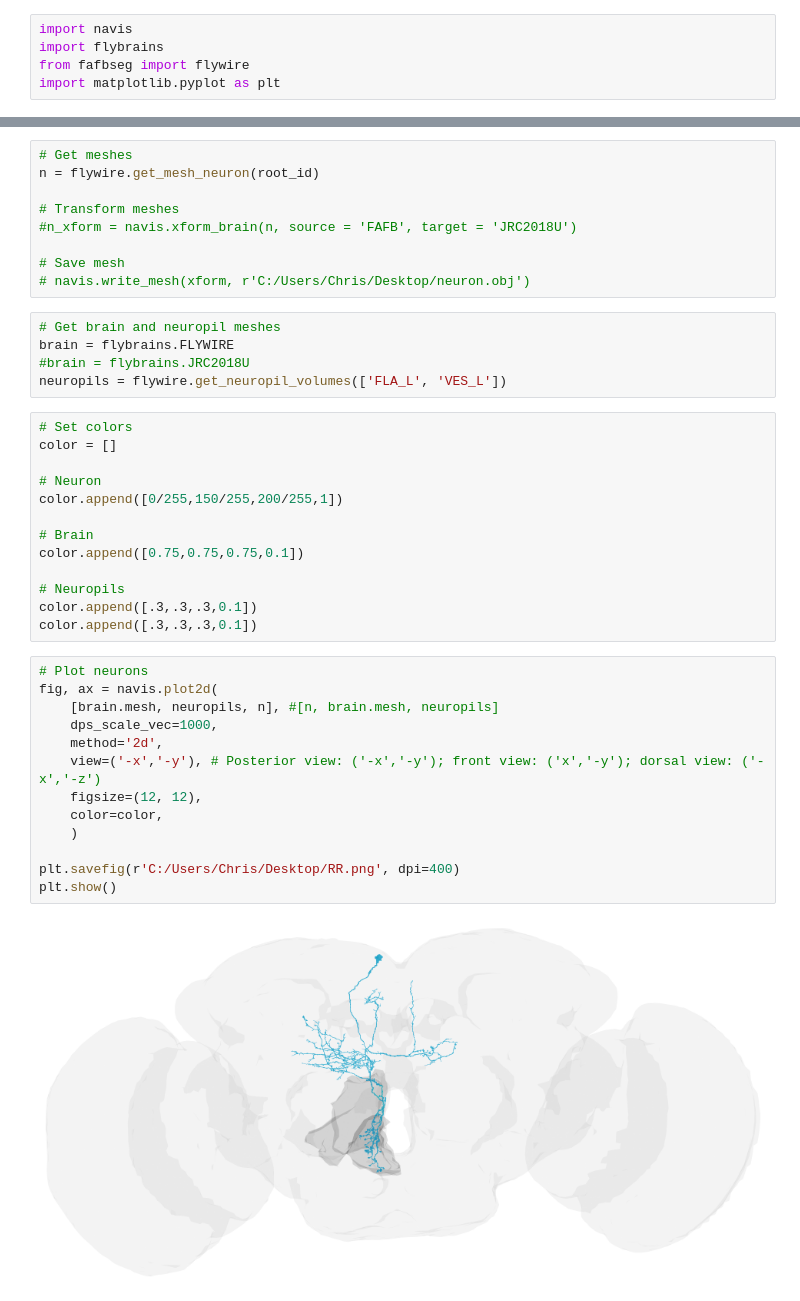
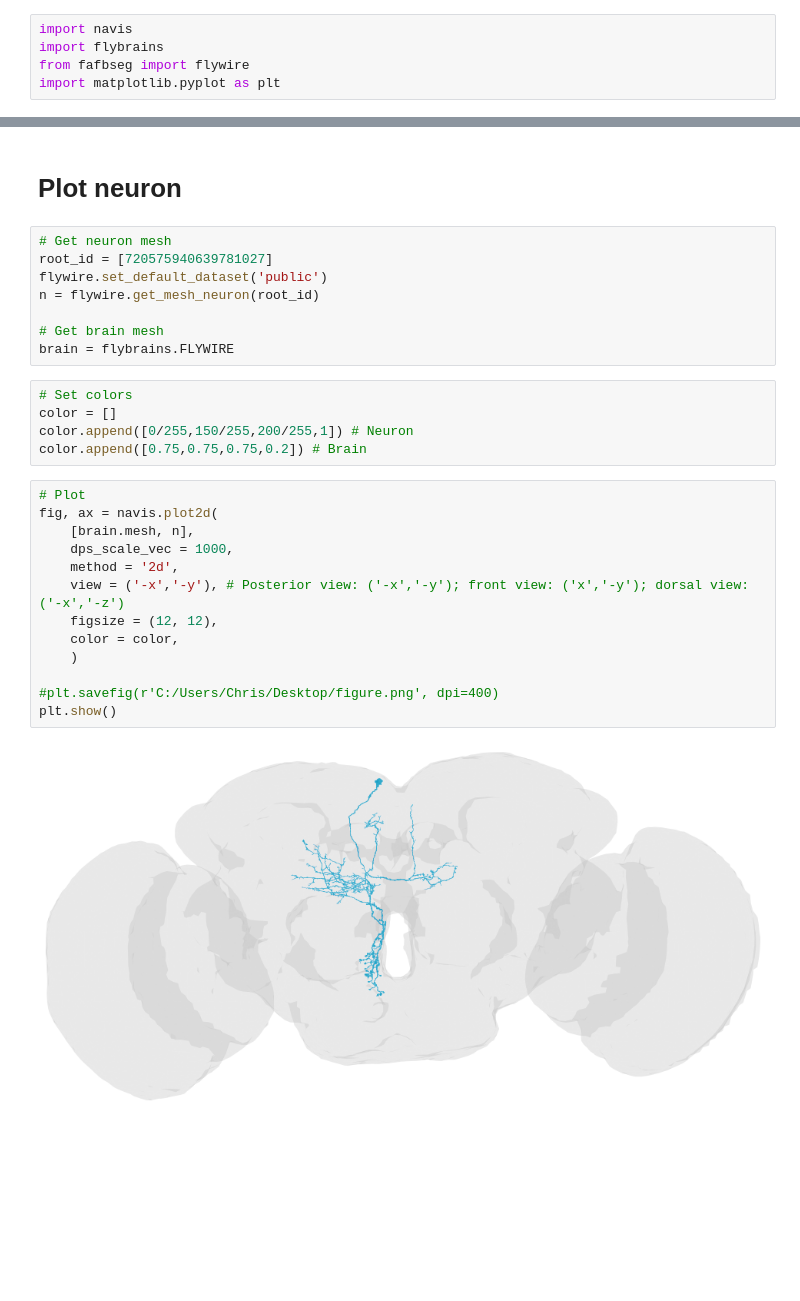
Before and after one commit to chrisjdallmann/roadrunner, a Jupyter notebook: code/flywire_plot_neurons.ipynb, the cells around one changed output, grey strips where cells are left out. Drawn from its saved outputs; the diff is of its cells as text; blank space fills up the shorter version.

Commit message:
Update neuropils

```diff
--- a/code/flywire_plot_neurons.ipynb
+++ b/code/flywire_plot_neurons.ipynb
@@ -19,42 +10,30 @@ Default dataset set to "public"
+# %% [markdown]
+# Plot neuron
 # %%
-# Get meshes
+# Get neuron mesh
+root_id = [720575940639781027]
+flywire.set_default_dataset('public')
 n = flywire.get_mesh_neuron(root_id)
 
-# Transform meshes
-#n_xform = navis.xform_brain(n, source = 'FAFB', target = 'JRC2018U')
-
-# Save mesh
-# navis.write_mesh(xform, r'C:/Users/Chris/Desktop/neuron.obj')
+# Get brain mesh
+brain = flybrains.FLYWIRE
-# %%
-# Get brain and neuropil meshes
-brain = flybrains.FLYWIRE
-#brain = flybrains.JRC2018U
-neuropils = flywire.get_neuropil_volumes(['FLA_L', 'VES_L'])
 # %%
 # Set colors
 color = []
-
-# Neuron
-color.append([0/255,150/255,200/255,1])
-
-# Brain
-color.append([0.75,0.75,0.75,0.1])
-
-# Neuropils
-color.append([.3,.3,.3,0.1])
-color.append([.3,.3,.3,0.1])
+color.append([0/255,150/255,200/255,1]) # Neuron
+color.append([0.75,0.75,0.75,0.2]) # Brain
 # %%
-# Plot neurons
+# Plot
 fig, ax = navis.plot2d(
-    [brain.mesh, neuropils, n], #[n, brain.mesh, neuropils]
-    dps_scale_vec=1000,
-    method='2d',
-    view=('-x','-y'), # Posterior view: ('-x','-y'); front view: ('x','-y'); dorsal view: ('-x','-z')
-    figsize=(12, 12),
-    color=color,
+    [brain.mesh, n],
+    dps_scale_vec = 1000,
+    method = '2d',
+    view = ('-x','-y'), # Posterior view: ('-x','-y'); front view: ('x','-y'); dorsal view: ('-x','-z')
+    figsize = (12, 12),
+    color = color,
     )
 
-plt.savefig(r'C:/Users/Chris/Desktop/RR.png', dpi=400)
+#plt.savefig(r'C:/Users/Chris/Desktop/figure.png', dpi=400)
 plt.show()
 # %% [output]
-[figure, old version]
+[figure, new version]
```
Also changed, not shown: parts of 8 cells of this notebook.
